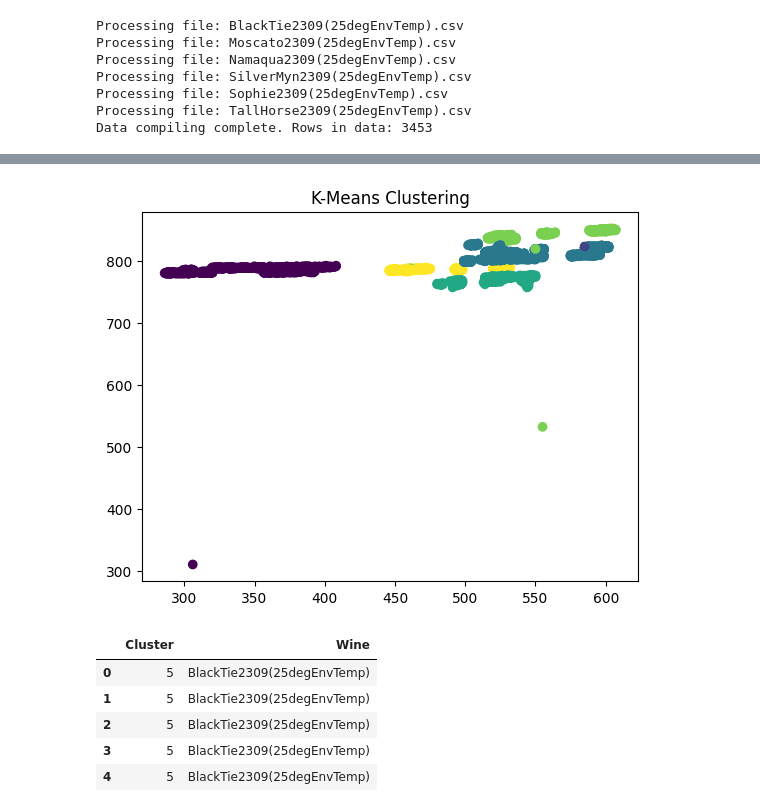
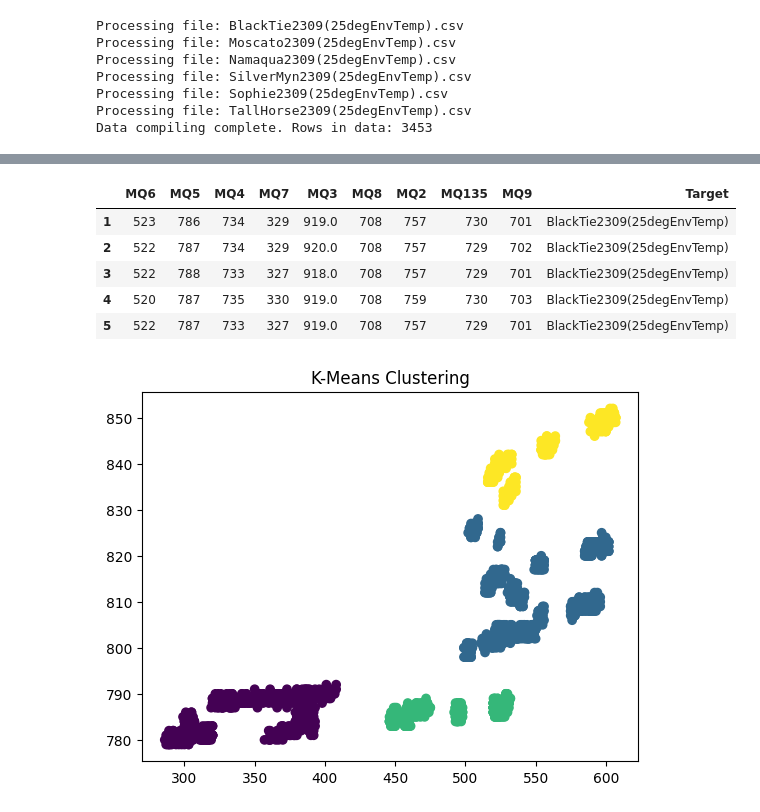
Before and after one commit to AidanRabinowitz/ArduinoWineSniffer, a Jupyter notebook: src/WineDataAnalysis.ipynb, the cells around one changed output, grey strips where cells are left out. Saved outputs shown, nothing was run; the diff lists cells and outputs as text; code cells hidden in the pictures.

Commit message:
Added cluster functionality

```diff
--- a/src/WineDataAnalysis.ipynb
+++ b/src/WineDataAnalysis.ipynb
@@ -36,6 +36,6 @@ Processing file: TallHorse2309(25degEnvTemp).csv
 Data compiling complete. Rows in data: 3453
 # %%
 # Initialize the DataCleaner with folder path and output file
-cleaner = DataCleaner(input_folder, output_file, cleaning_method='z_score')
+cleaner = DataCleaner(input_folder, cleaning_method='z_score')
 cleanedData = cleaner.clean_data()  # Call the cleaning function
 # %% [output]
@@ -56,31 +72,31 @@ cleaner.plot_histograms(cleanedData)
 cleanedData = cleanedData.drop(columns=['yyyy-mm-dd timestamp','BMPTemperature','DHTTemperature','Humidity','Pressure(Pa)']
                           )  # Drop the timestamp column
         # Features excluding 'Target'
+
+cleanedData.head()
+# %% [output]
+|  | MQ6 | MQ5 | MQ4 | MQ7 | MQ3 | MQ8 | MQ2 | MQ135 | MQ9 | Target |
+| 1 | 523 | 786 | 734 | 329 | 919.0 | 708 | 757 | 730 | 701 | BlackTie2309(25degEnvTemp) |
+| 2 | 522 | 787 | 734 | 329 | 920.0 | 708 | 757 | 729 | 702 | BlackTie2309(25degEnvTemp) |
+| 3 | 522 | 788 | 733 | 327 | 918.0 | 708 | 757 | 729 | 701 | BlackTie2309(25degEnvTemp) |
+| 4 | 520 | 787 | 735 | 330 | 919.0 | 708 | 759 | 730 | 703 | BlackTie2309(25degEnvTemp) |
+| 5 | 522 | 787 | 733 | 327 | 919.0 | 708 | 757 | 729 | 701 | BlackTie2309(25degEnvTemp) |
 # %%
 import numpy as np
 from clustering import ClusteringTechniques  # Import your class from the file (if saved separately)
 
-# Step 2: Initialize the ClusteringTechniques class with your data
+# Initialize the ClusteringTechniques class with your data
 clustering = ClusteringTechniques(cleanedData)
 
-# Assuming you have the DataFrame loaded as `df`
-import pandas as pd
-
 # Perform K-Means clustering
-kmeans_labels = clustering.kmeans(n_clusters=6)
+kmeans_labels = clustering.kmeans(n_clusters=4)
 
 # Visualize the K-Means clustering result
 clustering.visualize(kmeans_labels, "K-Means Clustering")
 
 # Compare clustering results with actual wine types
 results = clustering.evaluate_with_target(kmeans_labels)
 # print(results)
 # results.head()
 # %% [output]
-[figure, old version]
+[figure, new version]
-|  | Cluster | Wine |
-| 0 | 5 | BlackTie2309(25degEnvTemp) |
-| 1 | 5 | BlackTie2309(25degEnvTemp) |
-| 2 | 5 | BlackTie2309(25degEnvTemp) |
-| 3 | 5 | BlackTie2309(25degEnvTemp) |
-| 4 | 5 | BlackTie2309(25degEnvTemp) |
```
Also changed, not shown: parts of 7 cells of this notebook, 2 other files.
